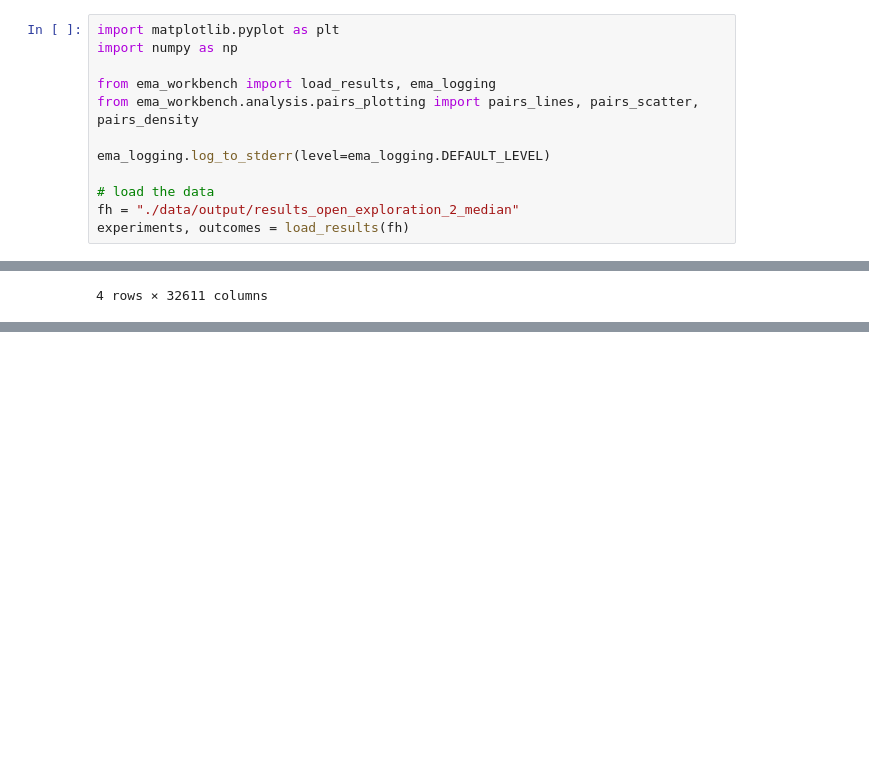
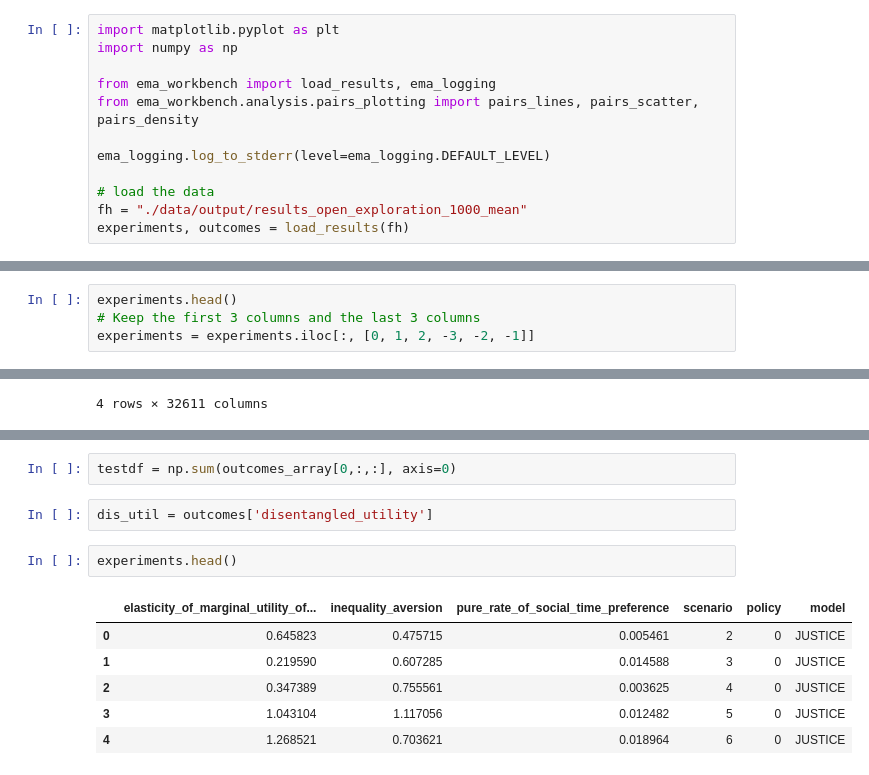
Before and after one commit to pollockDeVis/JUSTICE, a Jupyter notebook: JUSTICE_example_run.ipynb, the cells around one changed output, grey strips where cells are left out. Saved outputs shown, nothing was run; the diff lists cells and outputs as text; blank space fills up the shorter version.

```diff
--- a/JUSTICE_example_run.ipynb
+++ b/JUSTICE_example_run.ipynb
@@ -288,6 +288,6 @@ from ema_workbench.analysis.pairs_plotting import pairs_lines, pairs_scatter, pa
 ema_logging.log_to_stderr(level=ema_logging.DEFAULT_LEVEL)
 
 # load the data
-fh = "./data/output/results_open_exploration_2_median"
+fh = "./data/output/results_open_exploration_1000_mean"
 experiments, outcomes = load_results(fh)
 # %% [output]
@@ -295,3 +295,7 @@ experiments, outcomes = load_results(fh)
+# %%
+experiments.head()
+# Keep the first 3 columns and the last 3 columns
+experiments = experiments.iloc[:, [0, 1, 2, -3, -2, -1]]
 # %%
 import pandas as pd
 import seaborn as sns
@@ -381,0 +453,13 @@ dict_keys(['consumption_per_capita', 'emissions', 'global_temperature', 'economi
+# %%
+testdf = np.sum(outcomes_array[0,:,:], axis=0)
+# %%
+dis_util = outcomes['disentangled_utility']
+# %%
+experiments.head()
+# %% [output]
+|  | elasticity_of_marginal_utility_of... | inequality_aversion | pure_rate_of_social_time_preference | scenario | policy | model |
+| 0 | 0.645823 | 0.475715 | 0.005461 | 2 | 0 | JUSTICE |
+| 1 | 0.219590 | 0.607285 | 0.014588 | 3 | 0 | JUSTICE |
+| 2 | 0.347389 | 0.755561 | 0.003625 | 4 | 0 | JUSTICE |
+| 3 | 1.043104 | 1.117056 | 0.012482 | 5 | 0 | JUSTICE |
+| 4 | 1.268521 | 0.703621 | 0.018964 | 6 | 0 | JUSTICE |
```
Also changed, not shown: parts of 9 cells of this notebook, 1 other file.
